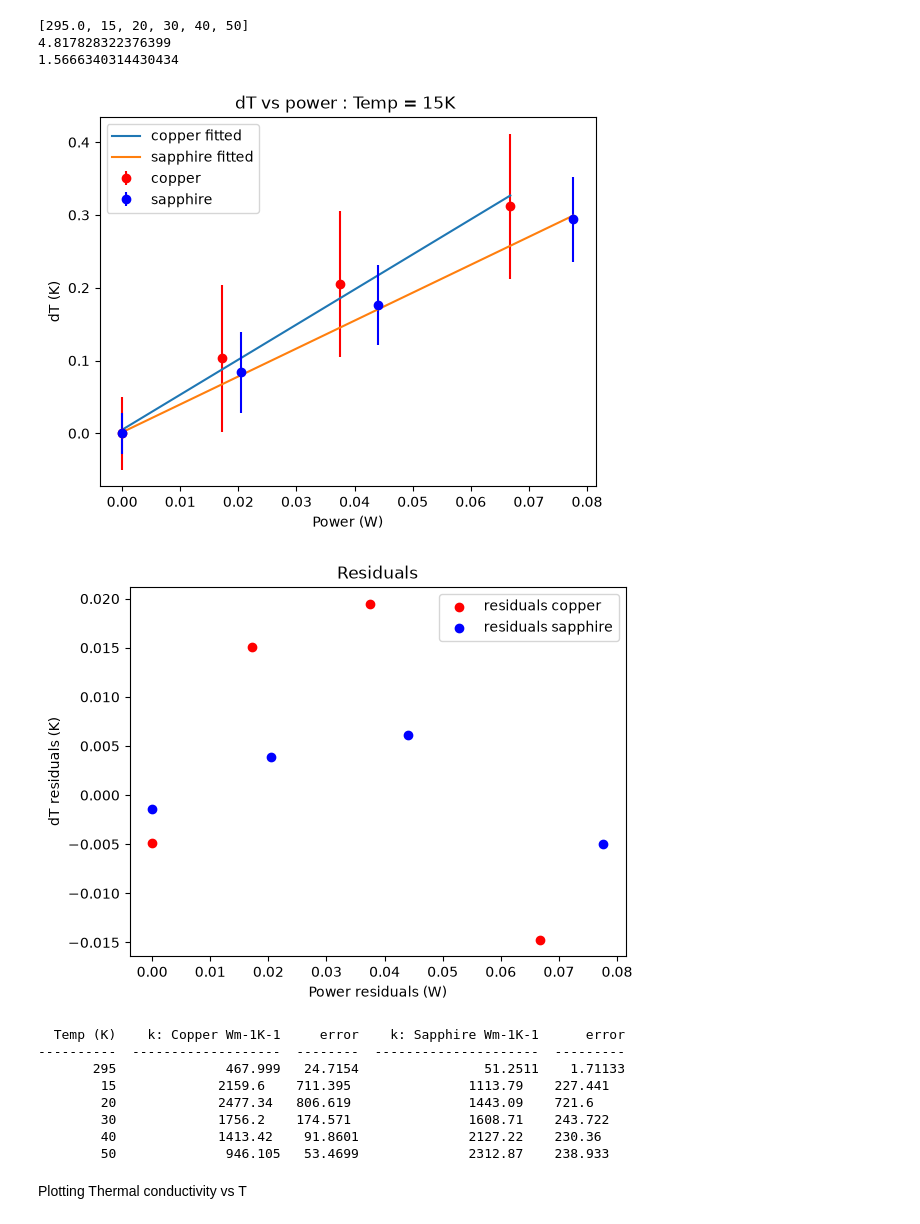
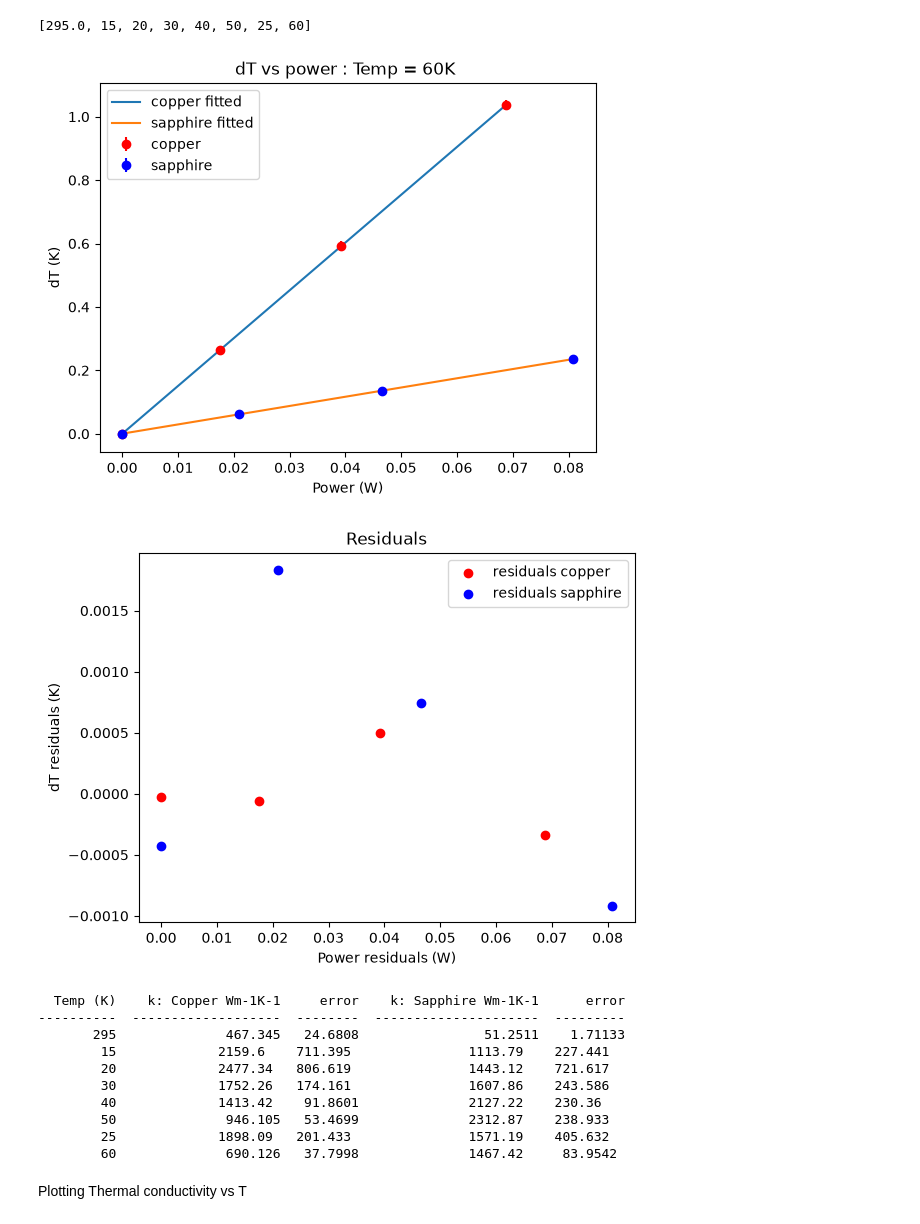
Before and after one commit to Hello-Atharv/physics_practicals, a Jupyter notebook: physics_practicals/SS23/SS23_hannah/SS23_prep copy.ipynb, the cells around one changed output. Drawn from its saved outputs; the diff is of its cells as text; code cells hidden in the pictures.

```diff
--- a/physics_practicals/SS23/SS23_hannah/SS23_prep copy.ipynb
+++ b/physics_practicals/SS23/SS23_hannah/SS23_prep copy.ipynb
@@ -136,7 +136,7 @@ S_b_1 =  S_interp([T_1])
 S_b_values.append(S_b_1)
 
 # power: -----------------------
-voltage_copper_1  = np.array([0, 0.469, 0.65, 1.09, 1.544, 2.163 ])  # V
+voltage_copper_1  = np.array([0, 0.47, 0.65, 1.09, 1.54, 2.16 ])  # V
 voltage_sapphire_1 = np.array([0, 0.62, 0.83, 1.32, 2.00]) #, 1.905
 
 current_copper_1 = np.array([0, 0.010, 0.014, 0.024, 0.035, 0.043 ])
@@ -246,9 +246,9 @@ S_b_values.append(S_b_4)
 
 # power: -----------------------
 
-voltage_copper_4  = np.array([0, 0.866, 1.298, 1.703 ])
+voltage_copper_4  = np.array([0, 0.87, 1.30, 1.70 ])
 
-voltage_sapphire_4 = np.array([0, 1.028, 1.484, 1.96  ])
+voltage_sapphire_4 = np.array([0, 1.03, 1.48, 1.96  ])
 
 current_copper_4 = np.array([0, 0.020, 0.030, 0.040 ])
 current_sapphire_4 = np.array([0, 0.020, 0.030, 0.040 ])
@@ -386,6 +382,5 @@ dT_S_err_values.append(dV_S_err_7 / S_b_7)
 # %%
-'''
-# measurement 8: 60K ?
+# measurement 8: 60K
 T_8 = 60
 T_values.append(T_8)
 
@@ -395,24 +390,24 @@ S_b_values.append(S_b_8)
 
 # power: -----------------------
 
-voltage_copper_8  = np.array([0, 0.87, 1.31, 1.71 ])
+voltage_copper_8  = np.array([0, 0.88, 1.31, 1.72])
 
-voltage_sapphire_8 = np.array([0, 1.05, 1.50, 1.99])
+voltage_sapphire_8 = np.array([0, 1.05, 1.55, 2.02])
 
-current_copper_8 = np.array([0, 0.020, 0.030, 0.040 ])
-current_sapphire_8 = np.array([0, 0.020, 0.030, 0.040 ])
+current_copper_8 = np.array([0, 0.020, 0.030, 0.040])
+current_sapphire_8 = np.array([0, 0.020, 0.030, 0.040])
 
 P_C_values.append(voltage_copper_8 * current_copper_8)  # error in power should result from resolution of equipment and be smaller than error from T
 P_S_values.append(voltage_sapphire_8 * current_sapphire_8)
 # voltages + error -------------
 
 # copper
-dV_C_8 = np.array([ ])
-dV_C_err_8 = np.array([0,8.650746552330928e-08,9.322151213697913e-08,9.686598803106015e-08]) + 8.650746552330928e-08
+dV_C_8 = np.array([0,3.666591869745315e-06,8.195555264263216e-06,1.4330481970922648e-05])
+dV_C_err_8 = np.array([0,8.229861948011774e-08,1.1941103031554975e-07,1.4794671322091854e-07]) + 8.229861948011774e-08
 
 # sapphire
-dV_S_8 = np.array([0,4.688070026801076e-07,1.0578074818535146e-06,1.76516727181018e-06])
-dV_S_err_8 = np.array([0,8.039971120593082e-08,7.379000531973439e-08,9.251295425236258e-08]) + 8.039971120593082e-08
+dV_S_8 = np.array([0,8.762655570779035e-07,1.8871932835790336e-06,3.244426124886577e-06])
+dV_S_err_8 = np.array([0,7.375514146495752e-08,6.530066137726895e-08,7.057716475333221e-08]) + 7.375514146495752e-08
 
 # converting dV to dT (assuming no error on S - will change if necessary)
 dT_C_values.append(dV_C_8 / S_b_8)
@@ -420,4 +415,3 @@ dT_C_err_values.append(dV_C_err_8 / S_b_8)
 
 dT_S_values.append(dV_S_8 / S_b_8)
 dT_S_err_values.append(dV_S_err_8 / S_b_8)
-'''
@@ -426,5 +418,5 @@ dT_S_err_values.append(dV_S_err_8 / S_b_8)
 # %%
-'''
+
 # measurement 9: 80K
 T_9 = 80
 T_values.append(T_9)
@@ -435,12 +427,12 @@ S_b_values.append(S_b_9)
 
 # power: -----------------------
 
-voltage_copper_9  = np.array([0, 0.87, 1.31, 1.71 ])
+voltage_copper_9  = np.array([0, 0.46, 0.89, 1.30, 1.74])
 
-voltage_sapphire_9 = np.array([0, 1.05, 1.50, 1.99])
+voltage_sapphire_9 = np.array([0, 0.58, 1.05, 1.55, 2.02])
 
-current_copper_9 = np.array([0, 0.020, 0.030, 0.040 ])
-current_sapphire_9 = np.array([0, 0.020, 0.030, 0.040 ])
+current_copper_9 = np.array([0, 0.010, 0.020, 0.030, 0.040 ])
+current_sapphire_9 = np.array([0, 0.010, 0.020, 0.030, 0.040 ])
 
 P_C_values.append(voltage_copper_9 * current_copper_9)  # error in power should result from resolution of equipment and be smaller than error from T
 P_S_values.append(voltage_sapphire_9 * current_sapphire_8)
@@ -448,11 +440,11 @@ P_S_values.append(voltage_sapphire_9 * current_sapphire_8)
 
 # copper
 dV_C_9 = np.array([ ])
-dV_C_err_9 = np.array([0,8.650746552330928e-08,9.322151213697913e-08,9.686598803106015e-08]) + 8.650746552330928e-08
+dV_C_err_9 = np.array([]) + 8.650746552330928e-08
 
 # sapphire
-dV_S_9 = np.array([0,4.688070026801076e-07,1.0578074818535146e-06,1.76516727181018e-06])
-dV_S_err_9 = np.array([0,8.039971120593082e-08,7.379000531973439e-08,9.251295425236258e-08]) + 8.039971120593082e-08
+dV_S_9 = np.array([ ])
+dV_S_err_9 = np.array([ ]) + 8.039971120593082e-08
 
 # converting dV to dT (assuming no error on S - will change if necessary)
 dT_C_values.append(dV_C_9 / S_b_9)
@@ -624,42 +624,42 @@ def k_and_plot(T, P_C, P_S, dT_C, dT_S, dT_C_err, dT_S_err, y):
 # %%
 K_copper = []
 K_copper_err = []
 K_sapphire = []
 K_sapphire_err = []
 
 print(T_values)
 
-Y = [15]
+Y = [60]
 
 for i in range(len(T_values)):
 
     if T_values[i] in Y:
         y = True
     else:
         y = False
 
     values = k_and_plot(T_values[i], P_C_values[i], P_S_values[i], dT_C_values[i], dT_S_values[i], dT_C_err_values[i], dT_S_err_values[i], y )
 
     K_copper.append(values[0])
     K_copper_err.append(values[1])
     K_sapphire.append(values[2])
     K_sapphire_err.append(values[3])
 
 print(tabulate(zip(T_values, K_copper, K_copper_err, K_sapphire, K_sapphire_err), headers = ['Temp (K)', 'k: Copper Wm-1K-1', 'error', 'k: Sapphire Wm-1K-1', 'error']  ))
 # %% [output]
-[295.0, 15, 20, 30, 40, 50]
-4.817828322376399
-1.5666340314430434
+[295.0, 15, 20, 30, 40, 50, 25, 60]
-[figure, old version]
+[figure, new version]
-[figure, old version]
+[figure, new version]
   Temp (K)    k: Copper Wm-1K-1     error    k: Sapphire Wm-1K-1      error
 ----------  -------------------  --------  ---------------------  ---------
-       295              467.999   24.7154                51.2511    1.71133
+       295              467.345   24.6808                51.2511    1.71133
         15             2159.6    711.395               1113.79    227.441
-        20             2477.34   806.619               1443.09    721.6
-        30             1756.2    174.571               1608.71    243.722
+        20             2477.34   806.619               1443.12    721.617
+        30             1752.26   174.161               1607.86    243.586
         40             1413.42    91.8601              2127.22    230.36
         50              946.105   53.4699              2312.87    238.933
+        25             1898.09   201.433               1571.19    405.632
+        60              690.126   37.7998              1467.42     83.9542
 # %% [markdown]
 Plotting Thermal conductivity vs T
 # %%
```
Also changed, not shown: parts of 8 cells of this notebook.
